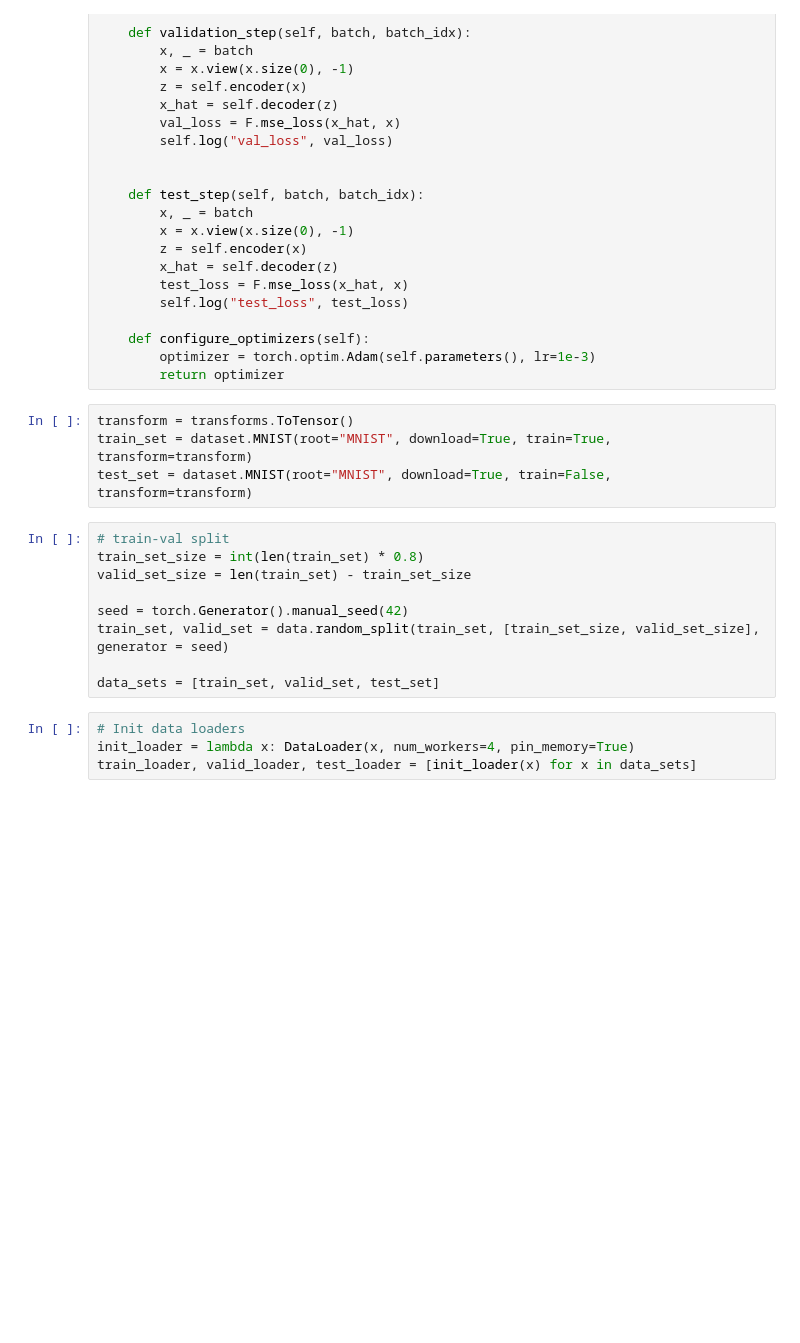
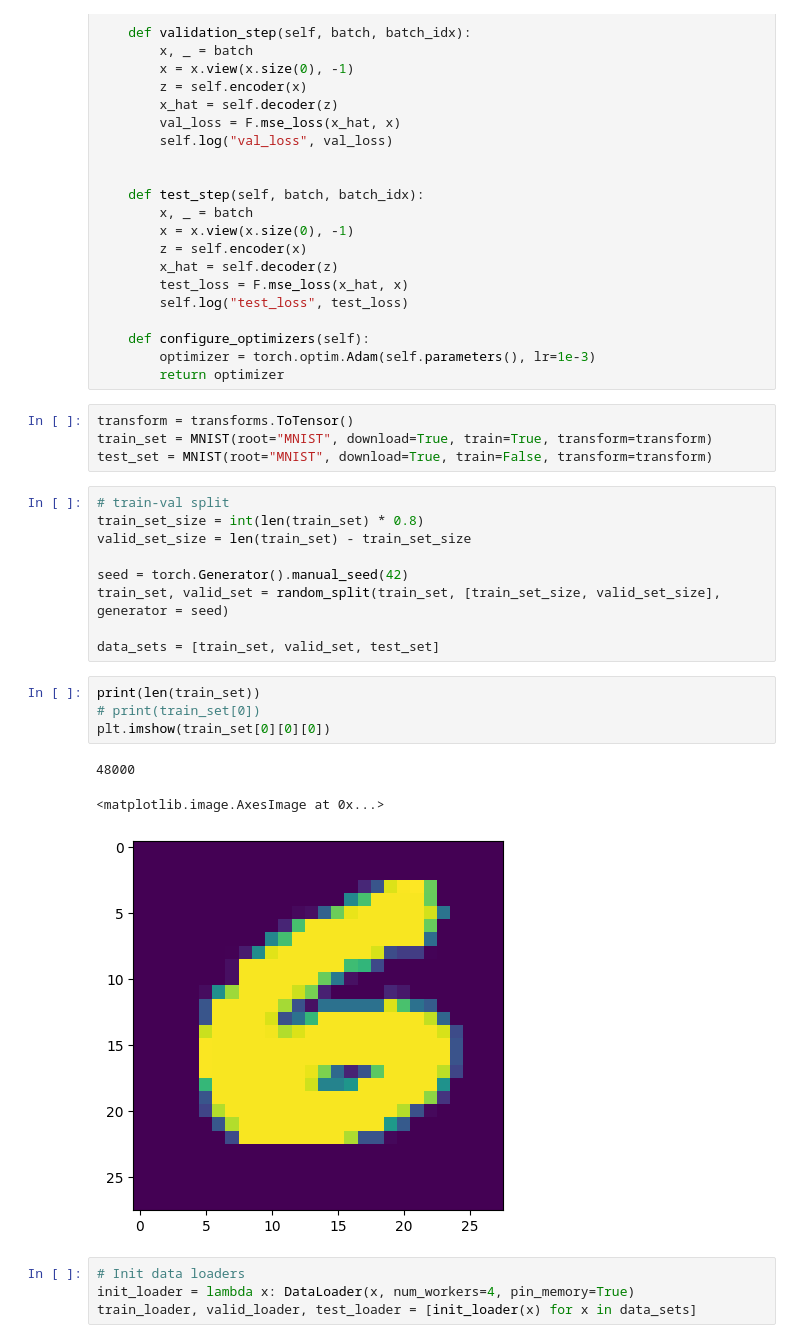
Before and after one commit to MihaiAC/ml-practice, a Jupyter notebook: pytorch_lightning_exploration/pytorch-lightning-basic1.ipynb, the cells around one changed output. Saved outputs shown, nothing was run; the diff lists cells and outputs as text; blank space fills up the shorter version.

```diff
--- a/pytorch_lightning_exploration/pytorch-lightning-basic1.ipynb
+++ b/pytorch_lightning_exploration/pytorch-lightning-basic1.ipynb
@@ -88,17 +90,25 @@ class BasicAutoEncoder(L.LightningModule):
         return optimizer
 # %%
 transform = transforms.ToTensor()
-train_set = dataset.MNIST(root="MNIST", download=True, train=True, transform=transform)
-test_set = dataset.MNIST(root="MNIST", download=True, train=False, transform=transform)
+train_set = MNIST(root="MNIST", download=True, train=True, transform=transform)
+test_set = MNIST(root="MNIST", download=True, train=False, transform=transform)
 # %%
 # train-val split
 train_set_size = int(len(train_set) * 0.8)
 valid_set_size = len(train_set) - train_set_size
 
 seed = torch.Generator().manual_seed(42)
-train_set, valid_set = data.random_split(train_set, [train_set_size, valid_set_size], generator = seed)
+train_set, valid_set = random_split(train_set, [train_set_size, valid_set_size], generator = seed)
 
 data_sets = [train_set, valid_set, test_set]
+# %%
+print(len(train_set))
+# print(train_set[0])
+plt.imshow(train_set[0][0][0])
+# %% [output]
+48000
+<matplotlib.image.AxesImage at 0x...>
+[figure, added]
 # %%
 # Init data loaders
 init_loader = lambda x: DataLoader(x, num_workers=4, pin_memory=True)
```
Also changed, not shown: parts of 8 cells of this notebook.
